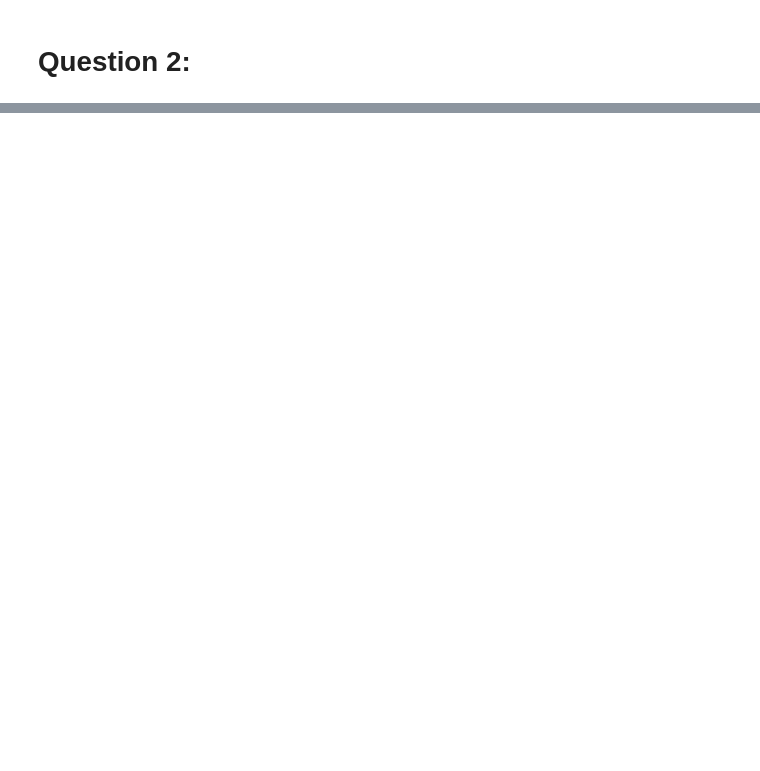
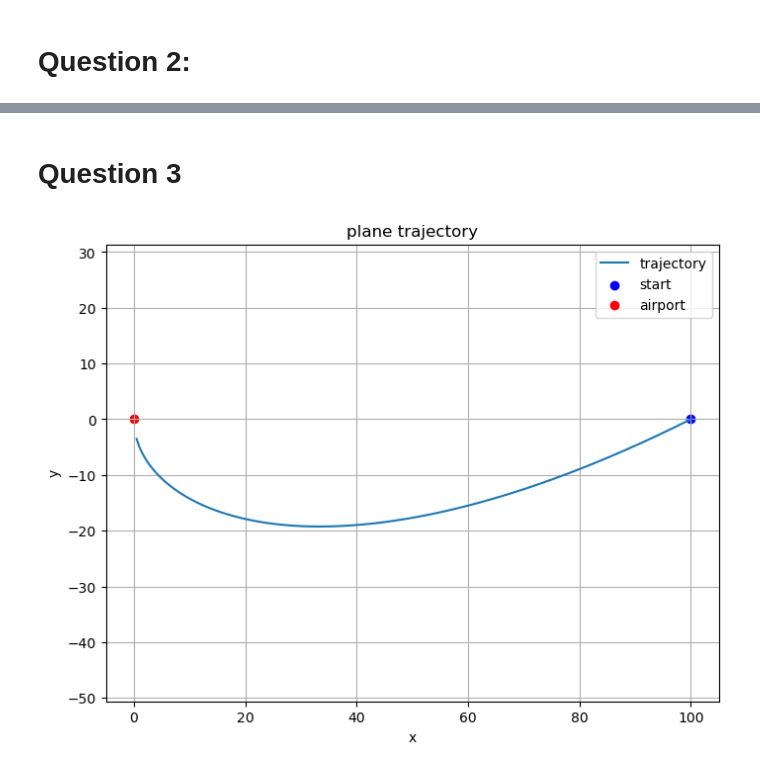
Before and after one commit to Saatvik1/Numerical-Analysis, a Jupyter notebook: HW3/1.0-ss-HW3.ipynb, the cells around one changed output, grey strips where cells are left out. Drawn from its saved outputs; the diff is of its cells as text; code cells hidden in the pictures; blank space fills up the shorter version.

```diff
--- a/HW3/1.0-ss-HW3.ipynb
+++ b/HW3/1.0-ss-HW3.ipynb
@@ -112,0 +226,52 @@ P(3 lines) = 1.0
+# %% [markdown]
+# Question 3
+# %%
+# init parameters given in the problem
+x0 = 100
+y0 = 0
+v = 44
+vp = 88
+alpha = v / vp
+h = -0.5
+n_steps = int(abs(x0 / h))
+
+# diff equation: dy/dx = (y + 0.5 * sqrt(x^2 + y^2)) / x
+def dydx(x, y):
+    r = np.sqrt(x**2 + y**2)
+    return (y + alpha * r) / x
+
+# range kutta
+x_vals = [x0]
+y_vals = [y0]
+
+x, y = x0, y0
+# repeat for steps
+for _ in range(n_steps):
+    # calc each part of the kutta, k1, k2, k3, k4
+    k1 = h * dydx(x, y)
+    k2 = h * dydx(x + h/2, y + k1/2)
+    k3 = h * dydx(x + h/2, y + k2/2)
+    k4 = h * dydx(x + h, y + k3)
+
+    # get weighted avg
+    y += (k1 + 2*k2 + 2*k3 + k4) / 6
+    x += h
+
+    # store new values
+    x_vals.append(x)
+    y_vals.append(y)
+
+# plot trajectory
+plt.figure(figsize=(8, 6))
+plt.plot(x_vals, y_vals, label="trajectory")
+plt.scatter([x0], [y0], color='blue', label='start')
+plt.scatter([0], [0], color='red', label='airport')
+plt.xlabel("x")
+plt.ylabel("y")
+plt.title("plane trajectory")
+plt.grid(True)
+plt.legend()
+plt.axis('equal')
+plt.show()
+# %% [output]
+[figure, added]
```
Also changed, not shown: parts of 8 cells of this notebook.
